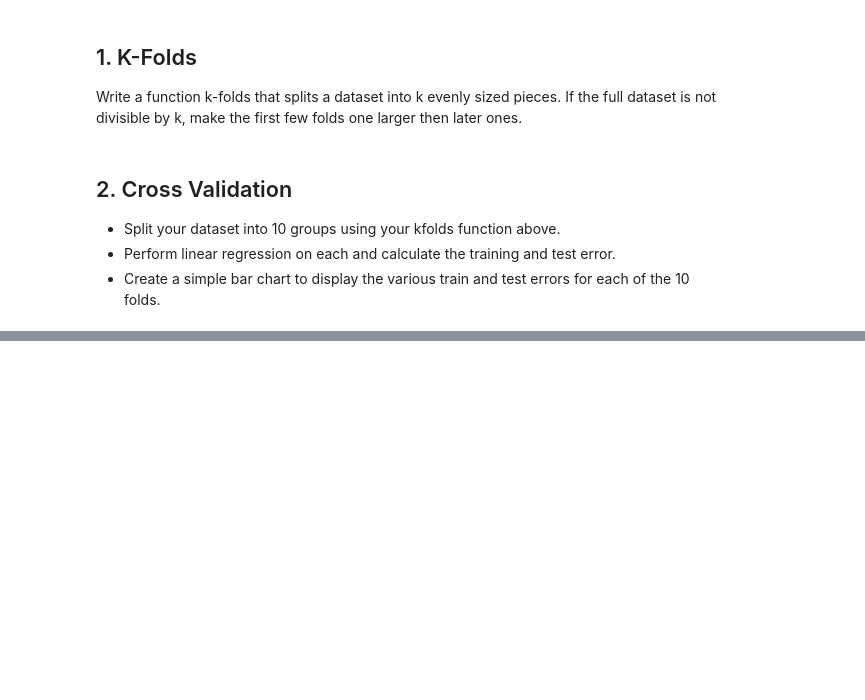
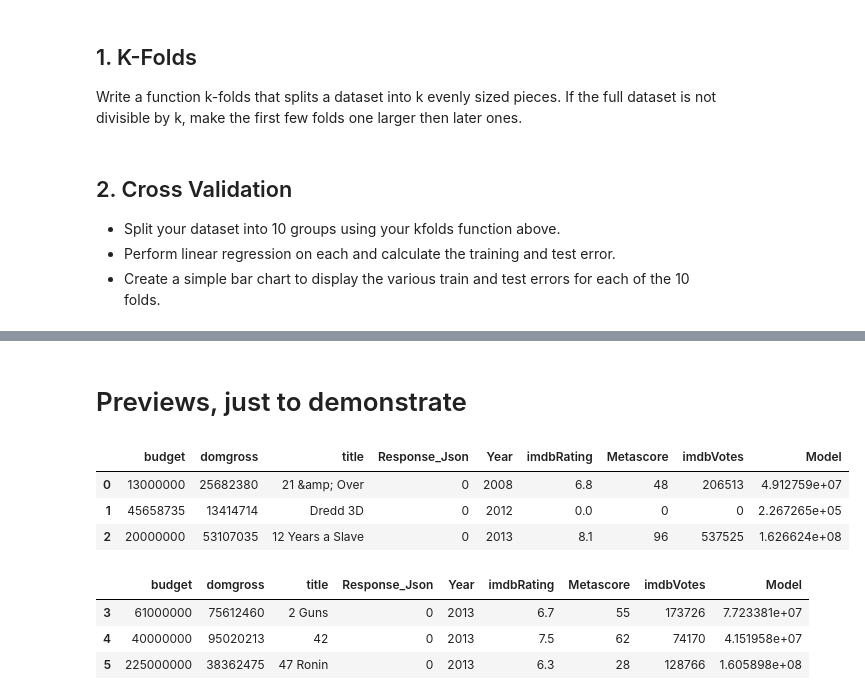
Before and after one commit to learn-co-students/ds-cross-validation-kfolds-nyc-ds-career-031119, a Jupyter notebook: Untitled.ipynb, the cells around one changed output, grey strips where cells are left out. Drawn from its saved outputs; the diff is of its cells as text; code cells hidden in the pictures; blank space fills up the shorter version.

```diff
--- a/Untitled.ipynb
+++ b/Untitled.ipynb
@@ -15,3 +12,24 @@ def kfolds(data):
+# %%
+def kfolds(data, k):
+    #Force data as pandas dataframe
+    data = pd.DataFrame(data)
+    num_observations = len(data)
+    fold_size = num_observations//k
+    leftovers = num_observations%k
+    folds = []
+    start_obs = 0
+    for fold_n in range(1,k+1):
+        if fold_n <= leftovers:
+            #Fold Size will be 1 larger to account for leftovers
+            fold =  data.iloc[start_obs : start_obs+fold_size+1]
+            folds.append(fold)
+            start_obs +=  fold_size + 1
+        else:
+            fold =  data.iloc[start_obs : start_obs+fold_size]
+            folds.append(fold)
+            start_obs +=  fold_size
+
+    return folds #folds should be a list of subsets of data
 # %% [markdown]
 ## 2. Cross Validation
 * Split your dataset into 10 groups using your kfolds function above.
@@ -39,0 +59,16 @@ Perform some exploratory analysis to explain why.
+# %% [markdown]
+# Previews, just to demonstrate
+# %%
+folds[0]
+# %% [output]
+|  | budget | domgross | title | Response_Json | Year | imdbRating | Metascore | imdbVotes | Model |
+| 0 | 13000000 | 25682380 | 21 &amp; Over | 0 | 2008 | 6.8 | 48 | 206513 | 4.912759e+07 |
+| 1 | 45658735 | 13414714 | Dredd 3D | 0 | 2012 | 0.0 | 0 | 0 | 2.267265e+05 |
+| 2 | 20000000 | 53107035 | 12 Years a Slave | 0 | 2013 | 8.1 | 96 | 537525 | 1.626624e+08 |
+# %%
+folds[1]
+# %% [output]
+|  | budget | domgross | title | Response_Json | Year | imdbRating | Metascore | imdbVotes | Model |
+| 3 | 61000000 | 75612460 | 2 Guns | 0 | 2013 | 6.7 | 55 | 173726 | 7.723381e+07 |
+| 4 | 40000000 | 95020213 | 42 | 0 | 2013 | 7.5 | 62 | 74170 | 4.151958e+07 |
+| 5 | 225000000 | 38362475 | 47 Ronin | 0 | 2013 | 6.3 | 28 | 128766 | 1.605898e+08 |
```
Also changed, not shown: parts of 19 cells of this notebook.
